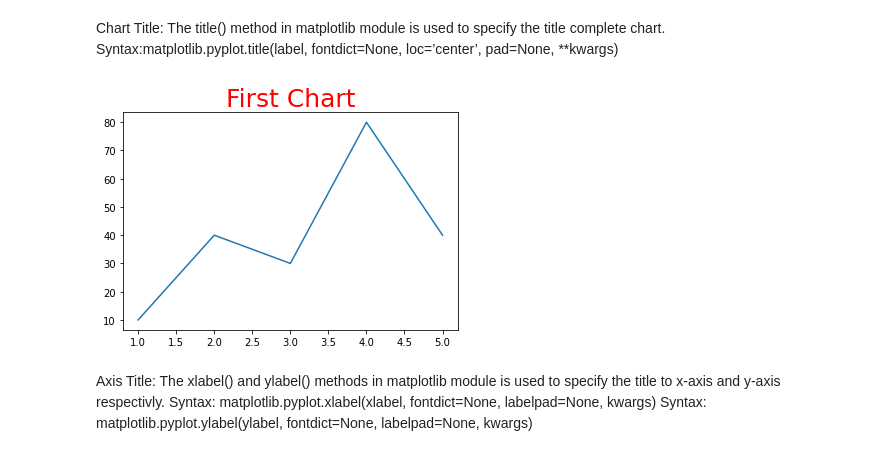
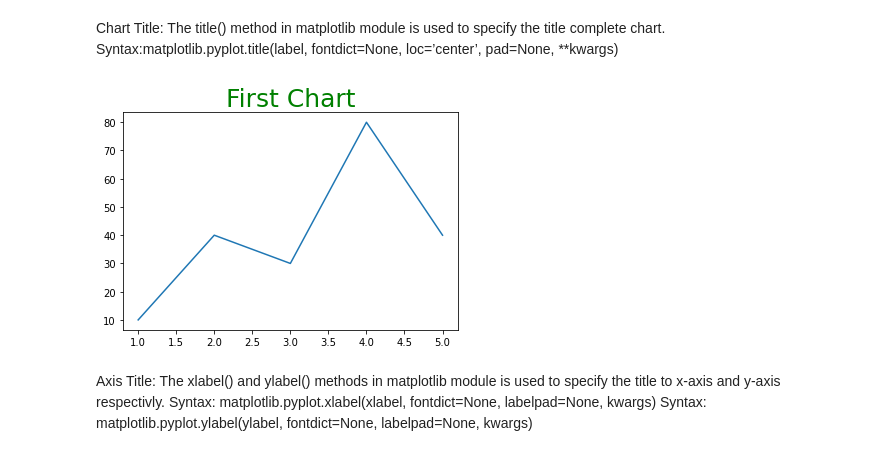
Before and after one commit to nikhilthakka/pydatabase, a Jupyter notebook: Data_visualization_with_python.ipynb, the cells around one changed output. Cells and saved outputs as stored; diff of their text form; code cells hidden in the pictures.

```diff
--- a/Data_visualization_with_python.ipynb
+++ b/Data_visualization_with_python.ipynb
@@ -76,12 +156,12 @@ Syntax:matplotlib.pyplot.title(label, fontdict=None, loc=’center’, pad=None,
 # %%
 import matplotlib.pyplot as plt
 x = [1,2,3,4,5]
 y = [10,40,30,80,40]
 plt.plot(x, y)
-plt.title('First Chart', color='r', fontsize=25)
+plt.title('First Chart', color='g', fontsize=25)
 plt.show()
 # %% [output]
-[figure, old version]
+[figure, new version]
 # %% [markdown]
 Axis Title: The xlabel() and ylabel() methods in matplotlib module is used to specify the title to x-axis and y-axis respectivly.
 Syntax: matplotlib.pyplot.xlabel(xlabel, fontdict=None, labelpad=None, kwargs) Syntax: matplotlib.pyplot.ylabel(ylabel, fontdict=None, labelpad=None, kwargs)
```
Also changed, not shown: parts of 39 cells of this notebook.
